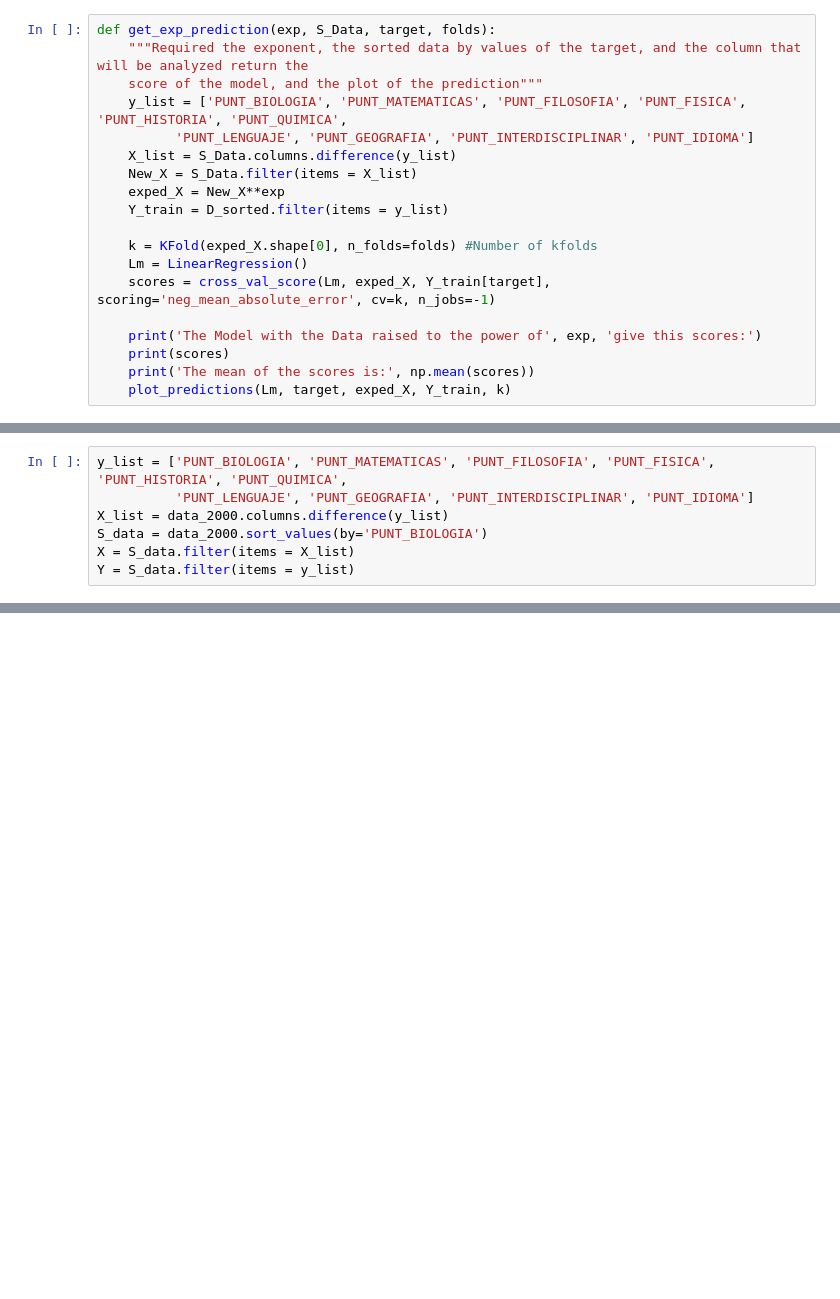
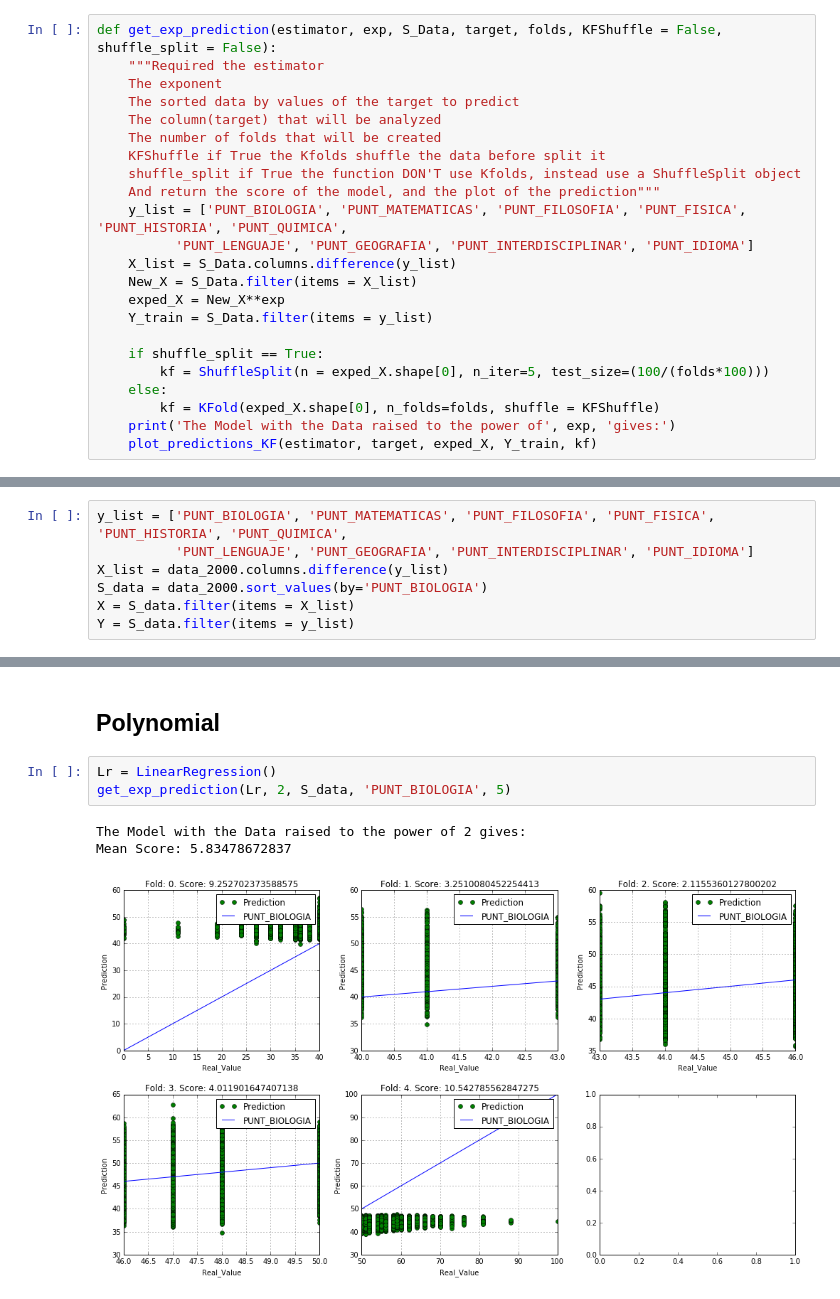
Before and after one commit to AronForero/ICFESProject, a Jupyter notebook: New_Project/Descriptive_Analisis/Analysis/Analysis_2000_V2.ipynb, the cells around one changed output, grey strips where cells are left out. Saved outputs shown, nothing was run; the diff lists cells and outputs as text; blank space fills up the shorter version.

```diff
--- a/New_Project/Descriptive_Analisis/Analysis/Analysis_2000_V2.ipynb
+++ b/New_Project/Descriptive_Analisis/Analysis/Analysis_2000_V2.ipynb
@@ -48,21 +63,25 @@ def plot_predictions(Model, c, X, Y, kf): #PERFECT FUNCTION - DECIDED IF LET IT
     plt.tight_layout(h_pad=2)
 # %%
-def get_exp_prediction(exp, S_Data, target, folds):
-    """Required the exponent, the sorted data by values of the target, and the column that will be analyzed return the
-    score of the model, and the plot of the prediction"""
+def get_exp_prediction(estimator, exp, S_Data, target, folds, KFShuffle = False, shuffle_split = False):
+    """Required the estimator
+    The exponent
+    The sorted data by values of the target to predict
+    The column(target) that will be analyzed
+    The number of folds that will be created
+    KFShuffle if True the Kfolds shuffle the data before split it
+    shuffle_split if True the function DON'T use Kfolds, instead use a ShuffleSplit object
+    And return the score of the model, and the plot of the prediction"""
     y_list = ['PUNT_BIOLOGIA', 'PUNT_MATEMATICAS', 'PUNT_FILOSOFIA', 'PUNT_FISICA', 'PUNT_HISTORIA', 'PUNT_QUIMICA',
           'PUNT_LENGUAJE', 'PUNT_GEOGRAFIA', 'PUNT_INTERDISCIPLINAR', 'PUNT_IDIOMA']
     X_list = S_Data.columns.difference(y_list)
     New_X = S_Data.filter(items = X_list)
     exped_X = New_X**exp
-    Y_train = D_sorted.filter(items = y_list)
+    Y_train = S_Data.filter(items = y_list)
 
-    k = KFold(exped_X.shape[0], n_folds=folds) #Number of kfolds
-    Lm = LinearRegression()
-    scores = cross_val_score(Lm, exped_X, Y_train[target], scoring='neg_mean_absolute_error', cv=k, n_jobs=-1)
-
-    print('The Model with the Data raised to the power of', exp, 'give this scores:')
-    print(scores)
-    print('The mean of the scores is:', np.mean(scores))
-    plot_predictions(Lm, target, exped_X, Y_train, k)
+    if shuffle_split == True:
+        kf = ShuffleSplit(n = exped_X.shape[0], n_iter=5, test_size=(100/(folds*100)))
+    else:
+        kf = KFold(exped_X.shape[0], n_folds=folds, shuffle = KFShuffle)
+    print('The Model with the Data raised to the power of', exp, 'gives:')
+    plot_predictions_KF(estimator, target, exped_X, Y_train, kf)
 # %%
@@ -159,0 +156,9 @@ mean_score: 10.49610886276872
+# %% [markdown]
+## Polynomial
+# %%
+Lr = LinearRegression()
+get_exp_prediction(Lr, 2, S_data, 'PUNT_BIOLOGIA', 5)
+# %% [output]
+The Model with the Data raised to the power of 2 gives:
+Mean Score: 5.83478672837
+[figure, added]
```
Also changed, not shown: parts of 34 cells of this notebook, 1 other file.
